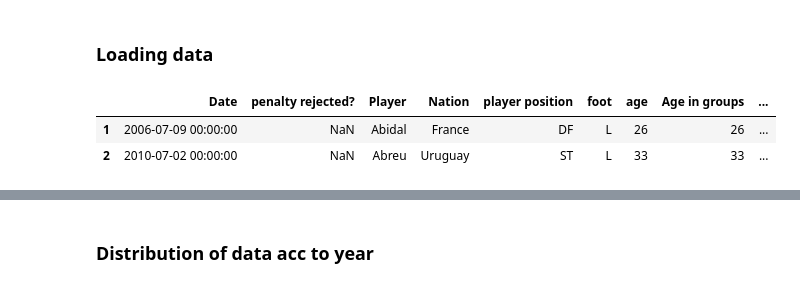
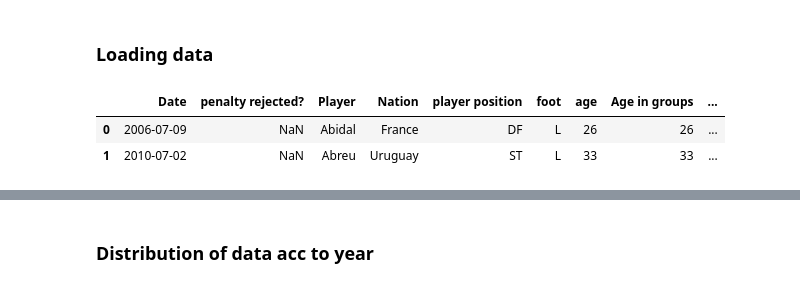
Before and after one commit to Tayyabrahmani/AON-Penalty-Prediction, a Jupyter notebook: EDA-python.ipynb, the cells around one changed output, grey strips where cells are left out. Drawn from its saved outputs; the diff is of its cells as text; code cells hidden in the pictures.

```diff
--- a/EDA-python.ipynb
+++ b/EDA-python.ipynb
@@ -24,11 +22,20 @@ sns.set_color_codes(palette='deep')
 # Location vs scored metrics
 # Derby vs scored metrics
 # %%
-df = pd.read_excel("Input_Data/Data Set Penalty Excel Abgabe.xlsx", sheet_name="Only relevant 6-Alt-Data", nrows=2359)
-df.columns = df.iloc[0,]
-df = df[1:]
+df = pd.read_excel("SixAlt.xlsx")
+df = df.rename(columns={'Importantness Game': 'Importance'})
+df['Height of GK'] = df['Height of GK'].replace("?", np.nan).astype(float)
+
+df.loc[df['Favourite'] < 0, 'Favourite_group'] = 'Underdog'
+df.loc[df['Favourite'] > 0, 'Favourite_group'] = 'Favourites'
+df['Favourite_group'] = df['Favourite_group'].fillna("N/A")
+
+df.loc[df['Lead-Deficit'] < 0, 'Lead-Deficit_group'] = 'Losing'
+df.loc[df['Lead-Deficit'] > 0, 'Lead-Deficit_group'] = 'Winning'
+df['Lead-Deficit_group'] = df['Lead-Deficit_group'].fillna("N/A")
+
 df.head(2)
 # %% [output]
 |  | Date | penalty rejected? | Player | Nation | player position | foot | age | Age in groups | ... |
-| 1 | 2006-07-09 00:00:00 | NaN | Abidal | France | DF | L | 26 | 26 | ... |
-| 2 | 2010-07-02 00:00:00 | NaN | Abreu | Uruguay | ST | L | 33 | 33 | ... |
+| 0 | 2006-07-09 | NaN | Abidal | France | DF | L | 26 | 26 | ... |
+| 1 | 2010-07-02 | NaN | Abreu | Uruguay | ST | L | 33 | 33 | ... |
```
Also changed, not shown: parts of 36 cells of this notebook, 1 other file.
